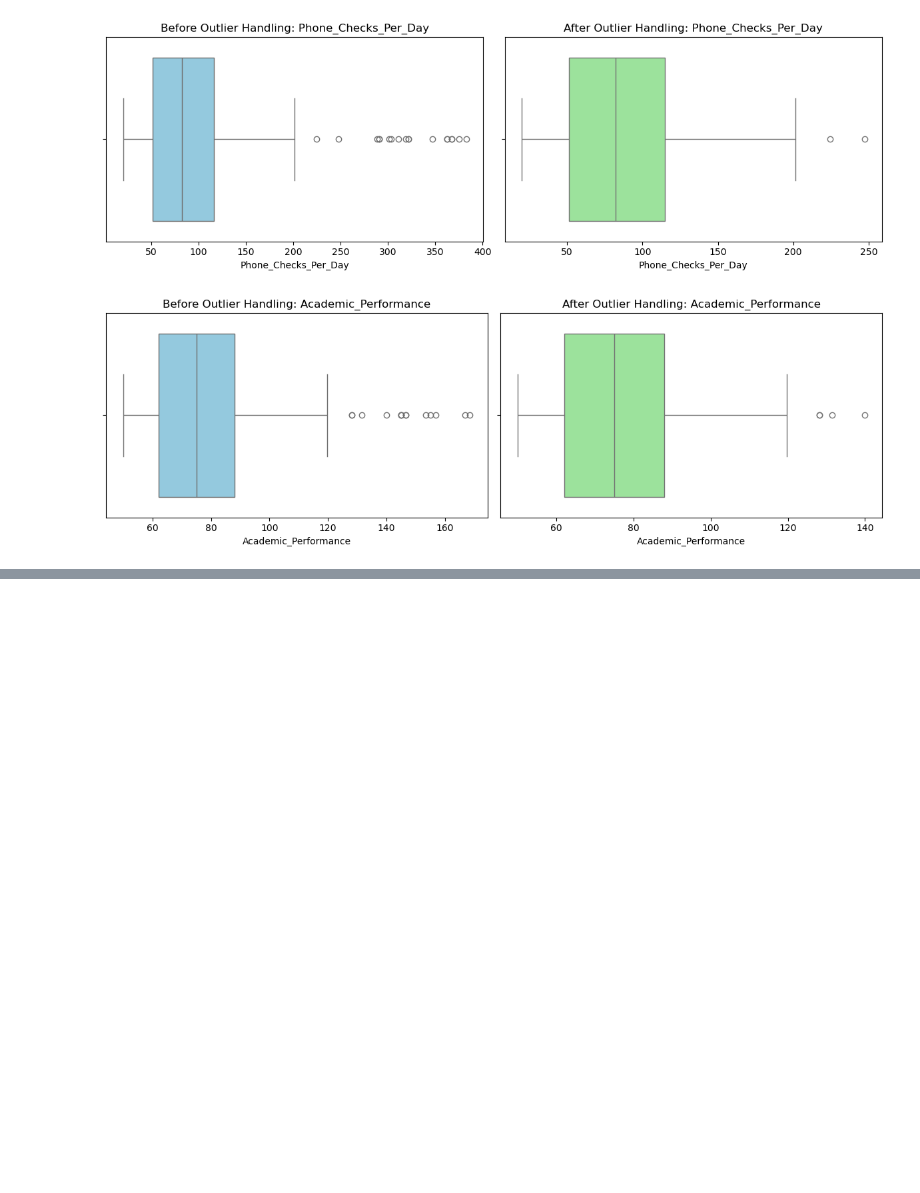
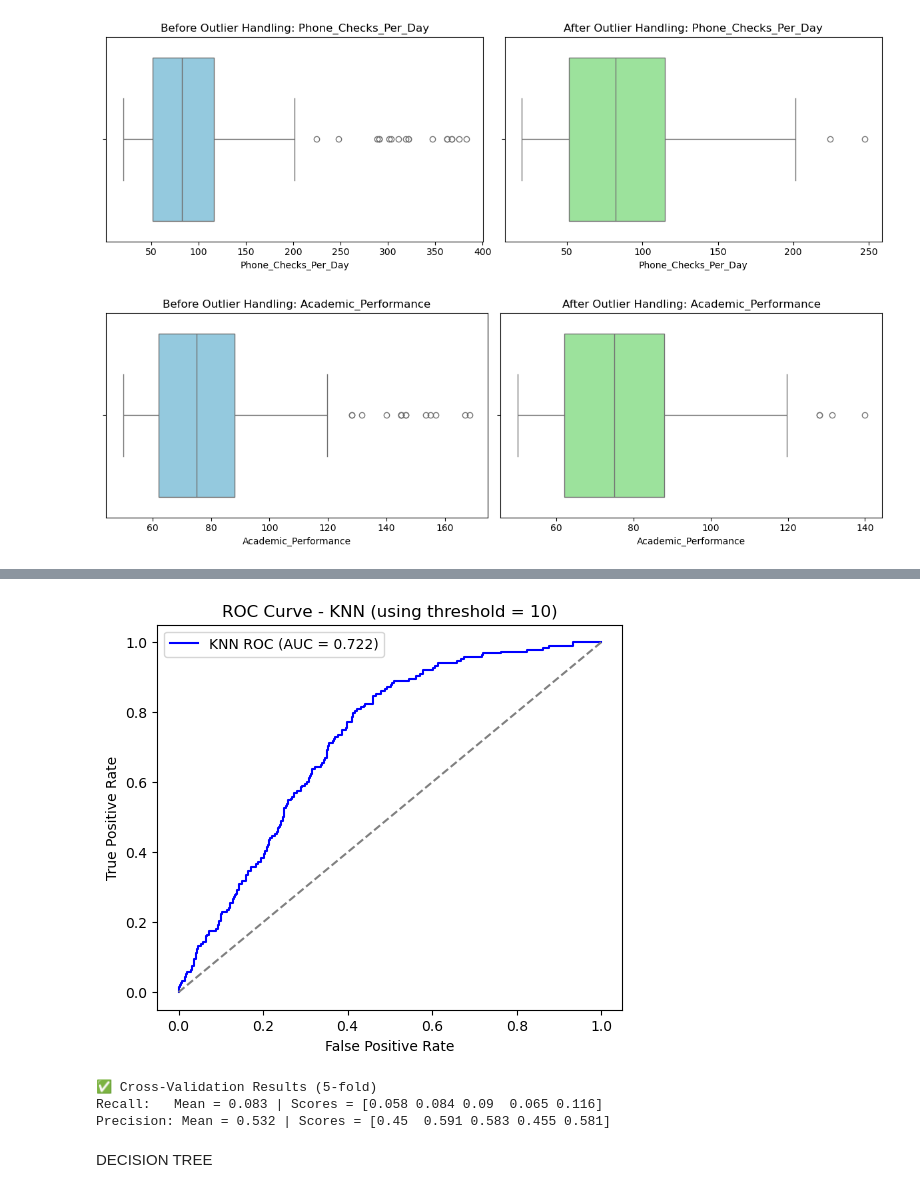
Before and after one commit to amitabhdeogh-09/ML-Project1, a Jupyter notebook: DATASET ML.ipynb, the cells around one changed output, grey strips where cells are left out. Drawn from its saved outputs; the diff is of its cells as text; code cells hidden in the pictures; blank space fills up the shorter version.

```diff
--- a/DATASET ML.ipynb
+++ b/DATASET ML.ipynb
@@ -553,0 +720,58 @@ Passing `palette` without assigning `hue` is deprecated and will be removed in v
+# %%
+from sklearn.metrics import roc_curve, roc_auc_score
+
+# Define a threshold to convert regression output into binary
+threshold = 10
+y_test_binary = (y_test >= threshold).astype(int)
+y_pred_binary = (y_pred >= threshold).astype(int)
+
+# For ROC, we need probabilities — but KNN regression gives continuous outputs,
+# so we can use raw predicted values (normalized)
+y_pred_scores = y_pred
+
+# ROC Curve
+fpr, tpr, _ = roc_curve(y_test_binary, y_pred_scores)
+auc = roc_auc_score(y_test_binary, y_pred_scores)
+
+plt.figure(figsize=(6,5))
+plt.plot(fpr, tpr, label=f"KNN ROC (AUC = {auc:.3f})", color="blue")
+plt.plot([0,1],[0,1],'--', color="gray")
+plt.xlabel("False Positive Rate")
+plt.ylabel("True Positive Rate")
+plt.title("ROC Curve - KNN (using threshold = 10)")
+plt.legend()
+plt.show()
+# %% [output]
+[figure, added]
+# %%
+from sklearn.model_selection import cross_val_score
+from sklearn.pipeline import Pipeline
+from sklearn.preprocessing import StandardScaler
+from sklearn.neighbors import KNeighborsClassifier
+import numpy as np
+
+# === Step 1: Convert Regression Target into Binary ===
+threshold = 10
+y_class = (y >= threshold).astype(int)   # 1 = Addicted, 0 = Not Addicted
+
+# === Step 2: Define Pipeline (Scaler + KNN Classifier) ===
+pipeline = Pipeline([
+    ("scaler", StandardScaler()),
+    ("knn", KNeighborsClassifier(n_neighbors=10, metric="euclidean"))
+])
+
+# === Step 3: Cross-Validate Recall and Precision ===
+recall_scores = cross_val_score(pipeline, X, y_class, cv=5, scoring="recall")
+precision_scores = cross_val_score(pipeline, X, y_class, cv=5, scoring="precision")
+
+print("✅ Cross-Validation Results (5-fold)")
+print("Recall:   Mean =", round(np.mean(recall_scores), 3),
+      "| Scores =", np.round(recall_scores, 3))
+print("Precision: Mean =", round(np.mean(precision_scores), 3),
+      "| Scores =", np.round(precision_scores, 3))
+# %% [output]
+✅ Cross-Validation Results (5-fold)
+Recall:   Mean = 0.083 | Scores = [0.058 0.084 0.09  0.065 0.116]
+Precision: Mean = 0.532 | Scores = [0.45  0.591 0.583 0.455 0.581]
+# %% [markdown]
+DECISION TREE
```
Also changed, not shown: parts of 16 cells of this notebook.
